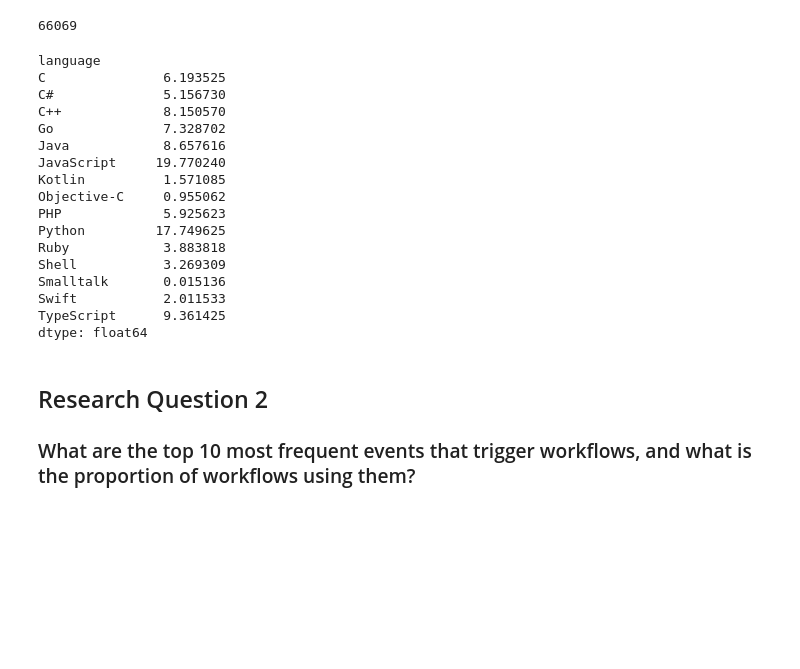
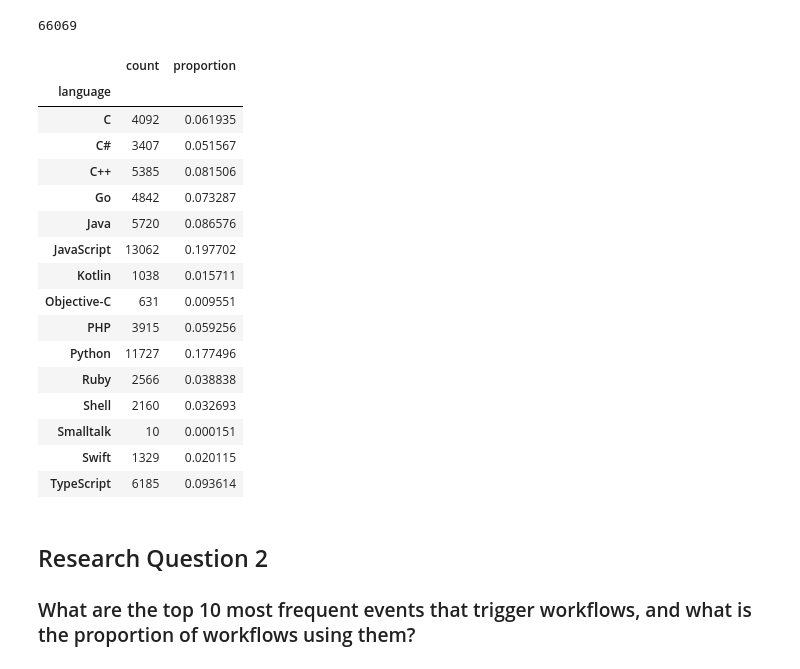
Before and after one commit to clementsamain/data-analysis, a Jupyter notebook: notebooks/questions.ipynb, the cells around one changed output. Cells and saved outputs as stored; diff of their text form; code cells hidden in the pictures; blank space fills up the shorter version.

```diff
--- a/notebooks/questions.ipynb
+++ b/notebooks/questions.ipynb
@@ -51,5 +51,7 @@ df_repositories
 66069 rows × 15 columns
 # %%
 #Quantify the number of repositories, grouped by language
-df_repositories.groupby('language').size()
+df = pd.DataFrame(df_repositories.groupby('language').size())
+df.columns = ['count']
+df
 # %% [output]
@@ -75,26 +77,27 @@ df_repositories.shape[0]
 # %% [output]
 66069
 # %%
-#Quantify the proportion of repositories per language
-df_repositories.groupby('language').size() / df_repositories.shape[0] * 100
+#Quantify the proportion of repositories per language and put them into the df dataframe
+df['proportion'] = df['count'] / df_repositories.shape[0]
+df
 # %% [output]
-language
-C               6.193525
-C#              5.156730
-C++             8.150570
-Go              7.328702
-Java            8.657616
-JavaScript     19.770240
-Kotlin          1.571085
-Objective-C     0.955062
-PHP             5.925623
-Python         17.749625
-Ruby            3.883818
-Shell           3.269309
-Smalltalk       0.015136
-Swift           2.011533
-TypeScript      9.361425
-dtype: float64
+|  | count | proportion |
+| language |  |  |
+| C | 4092 | 0.061935 |
+| C# | 3407 | 0.051567 |
+| C++ | 5385 | 0.081506 |
+| Go | 4842 | 0.073287 |
+| Java | 5720 | 0.086576 |
+| JavaScript | 13062 | 0.197702 |
+| Kotlin | 1038 | 0.015711 |
+| Objective-C | 631 | 0.009551 |
+| PHP | 3915 | 0.059256 |
+| Python | 11727 | 0.177496 |
+| Ruby | 2566 | 0.038838 |
+| Shell | 2160 | 0.032693 |
+| Smalltalk | 10 | 0.000151 |
+| Swift | 1329 | 0.020115 |
+| TypeScript | 6185 | 0.093614 |
 # %% [markdown]
 ## Research Question 2
 ### What are the top 10 most frequent events that trigger workflows, and what is the proportion of workflows using them?
```
Also changed, not shown: parts of 5 cells of this notebook.
